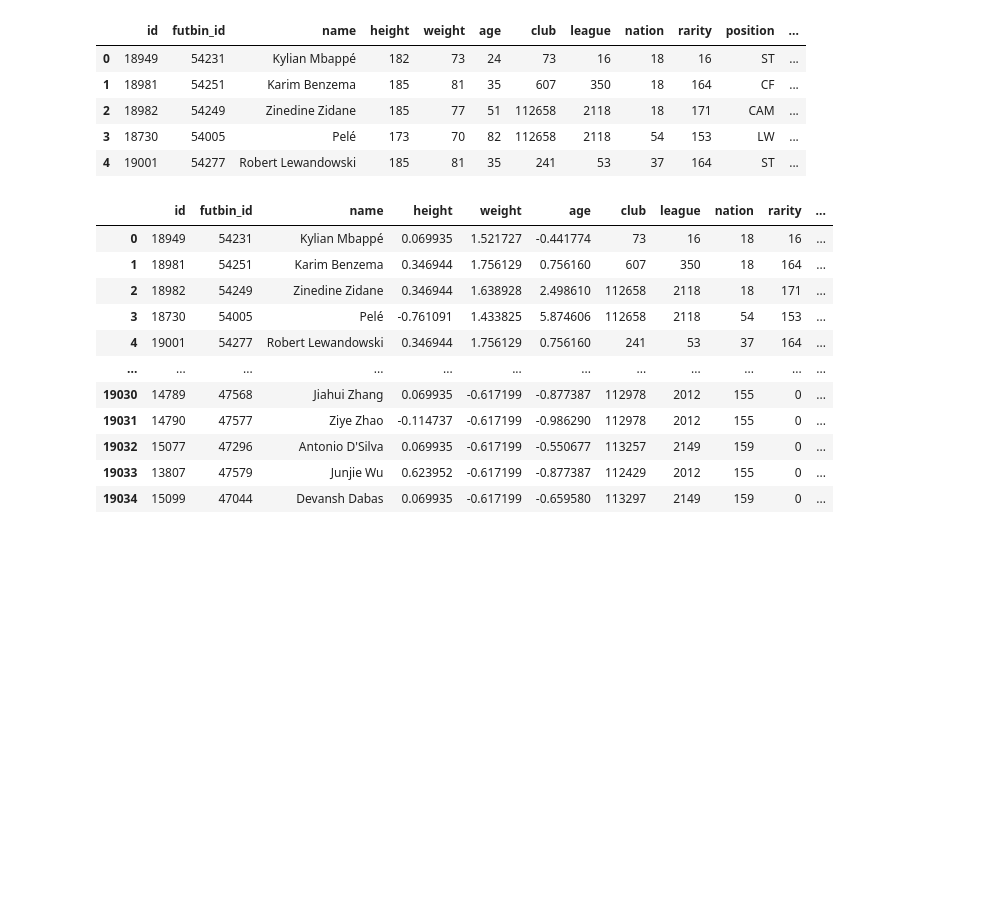
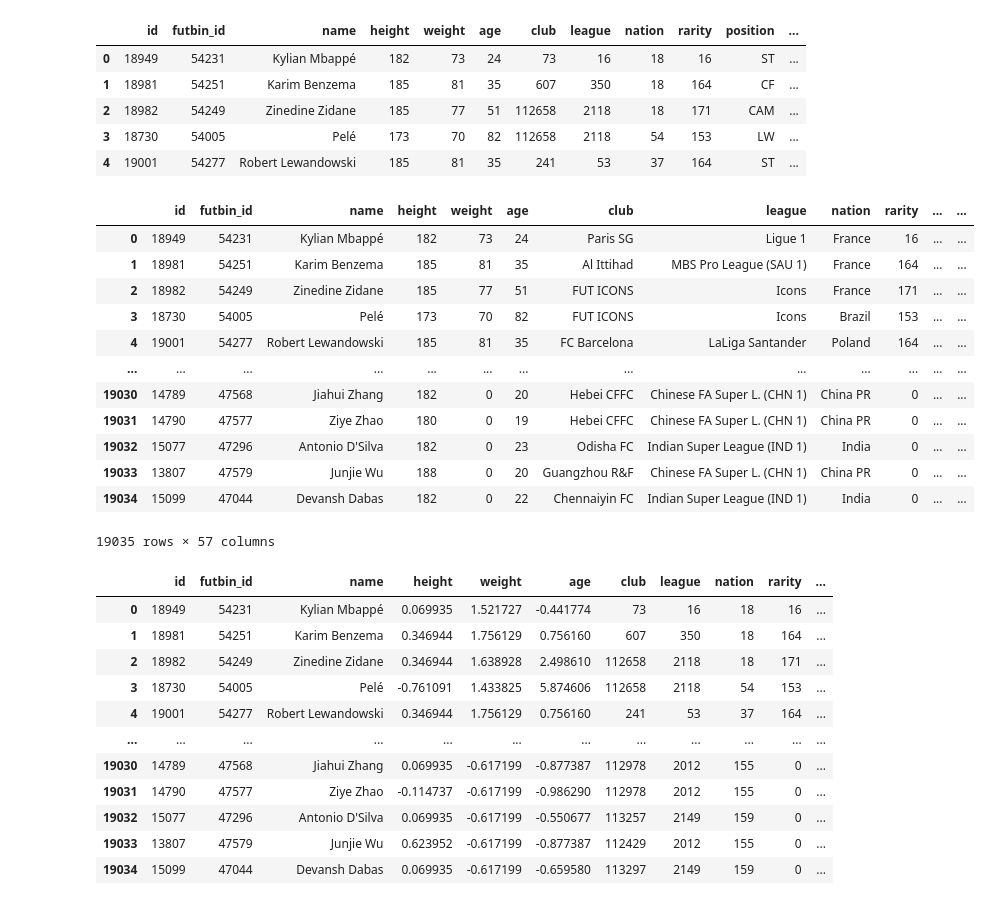
Before and after one commit to brandon-ds/siads593-M1, a Jupyter notebook: notebooks/data_preprocessing.ipynb, the cells around one changed output. Cells and saved outputs as stored; diff of their text form; code cells hidden in the pictures; blank space fills up the shorter version.

Commit message:
Add code block to add club, league, club and nationality to player ratings.

```diff
--- a/notebooks/data_preprocessing.ipynb
+++ b/notebooks/data_preprocessing.ipynb
@@ -115,6 +110,37 @@ player_ratings.head()
 | 2 | 18982 | 54249 | Zinedine Zidane | 185 | 77 | 51 | 112658 | 2118 | 18 | 171 | CAM | ... |
 | 3 | 18730 | 54005 | Pelé | 173 | 70 | 82 | 112658 | 2118 | 54 | 153 | LW | ... |
 | 4 | 19001 | 54277 | Robert Lewandowski | 185 | 81 | 35 | 241 | 53 | 37 | 164 | ST | ... |
+# %%
+#substitute the foreign keys with the actual values
+
+#read csv files as dicts
+club_ids = pd.read_csv('../data/club_ids.csv', index_col = 'id')
+league_ids = pd.read_csv('../data/league_ids.csv', index_col = 'id')
+nation_ids = pd.read_csv('../data/nation_ids.csv', index_col = 'id')
+
+club_ids =  {k:v[0] for k, v in zip(club_ids.index, club_ids.values)}
+league_ids = {k:v[0] for k, v in zip(league_ids.index, league_ids.values)}
+nation_ids = {k:v[0] for k, v in zip(nation_ids.index, nation_ids.values)}
+
+# #this is a master dictionary
+master_dict = {'club': club_ids, 'league': league_ids, 'nation': nation_ids}
+
+# #replace the values
+player_ratings.replace(master_dict)
+# %% [output]
+|  | id | futbin_id | name | height | weight | age | club | league | nation | rarity | ... | ... |
+| 0 | 18949 | 54231 | Kylian Mbappé | 182 | 73 | 24 | Paris SG | Ligue 1 | France | 16 | ... | ... |
+| 1 | 18981 | 54251 | Karim Benzema | 185 | 81 | 35 | Al Ittihad | MBS Pro League (SAU 1) | France | 164 | ... | ... |
+| 2 | 18982 | 54249 | Zinedine Zidane | 185 | 77 | 51 | FUT ICONS | Icons | France | 171 | ... | ... |
+| 3 | 18730 | 54005 | Pelé | 173 | 70 | 82 | FUT ICONS | Icons | Brazil | 153 | ... | ... |
+| 4 | 19001 | 54277 | Robert Lewandowski | 185 | 81 | 35 | FC Barcelona | LaLiga Santander | Poland | 164 | ... | ... |
+| ... | ... | ... | ... | ... | ... | ... | ... | ... | ... | ... | ... | ... |
+| 19030 | 14789 | 47568 | Jiahui Zhang | 182 | 0 | 20 | Hebei CFFC | Chinese FA Super L. (CHN 1) | China PR | 0 | ... | ... |
+| 19031 | 14790 | 47577 | Ziye Zhao | 180 | 0 | 19 | Hebei CFFC | Chinese FA Super L. (CHN 1) | China PR | 0 | ... | ... |
+| 19032 | 15077 | 47296 | Antonio D'Silva | 182 | 0 | 23 | Odisha FC | Indian Super League (IND 1) | India | 0 | ... | ... |
+| 19033 | 13807 | 47579 | Junjie Wu | 188 | 0 | 20 | Guangzhou R&F | Chinese FA Super L. (CHN 1) | China PR | 0 | ... | ... |
+| 19034 | 15099 | 47044 | Devansh Dabas | 182 | 0 | 22 | Chennaiyin FC | Indian Super League (IND 1) | India | 0 | ... | ... |
+19035 rows × 57 columns
 # %%
 # List of numerical columns
 numerical_cols = [
```
Also changed, not shown: parts of 1 cell of this notebook.
